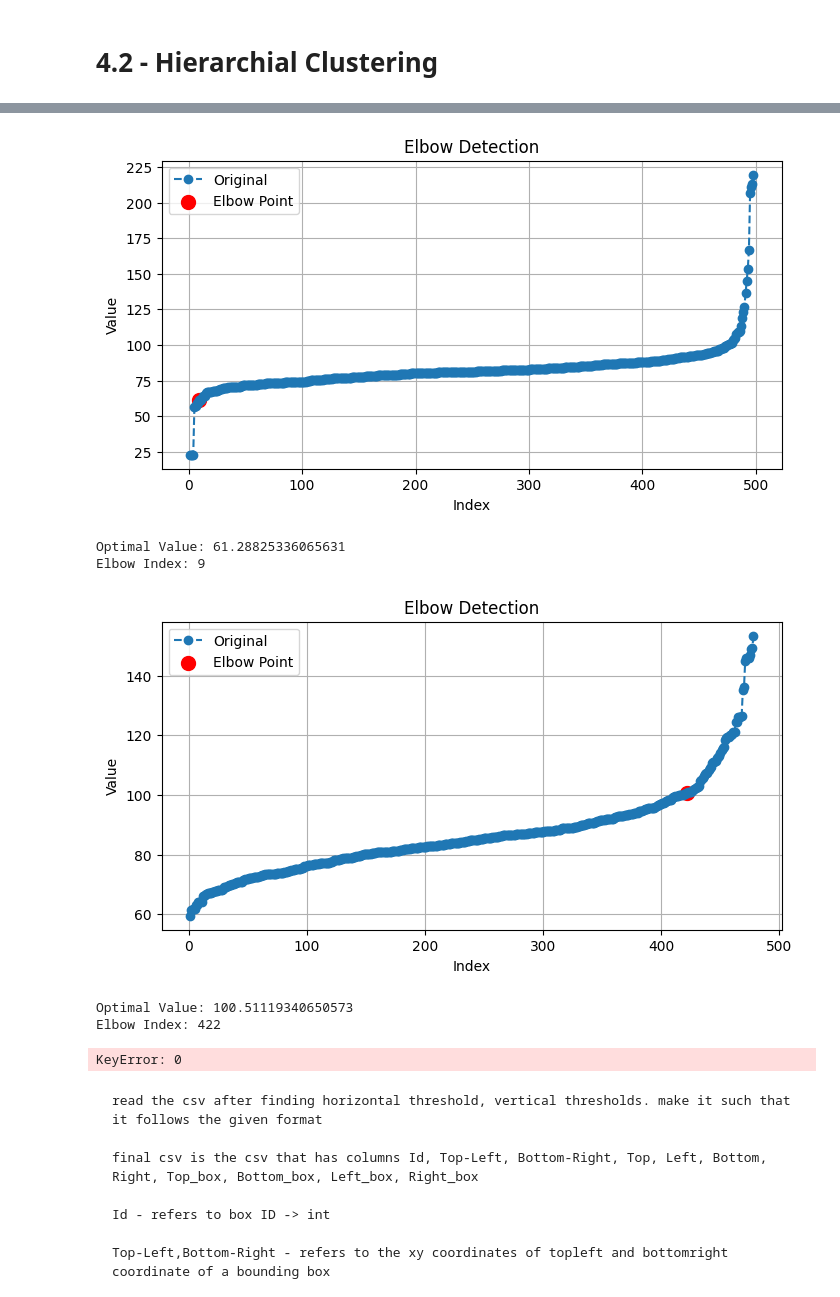
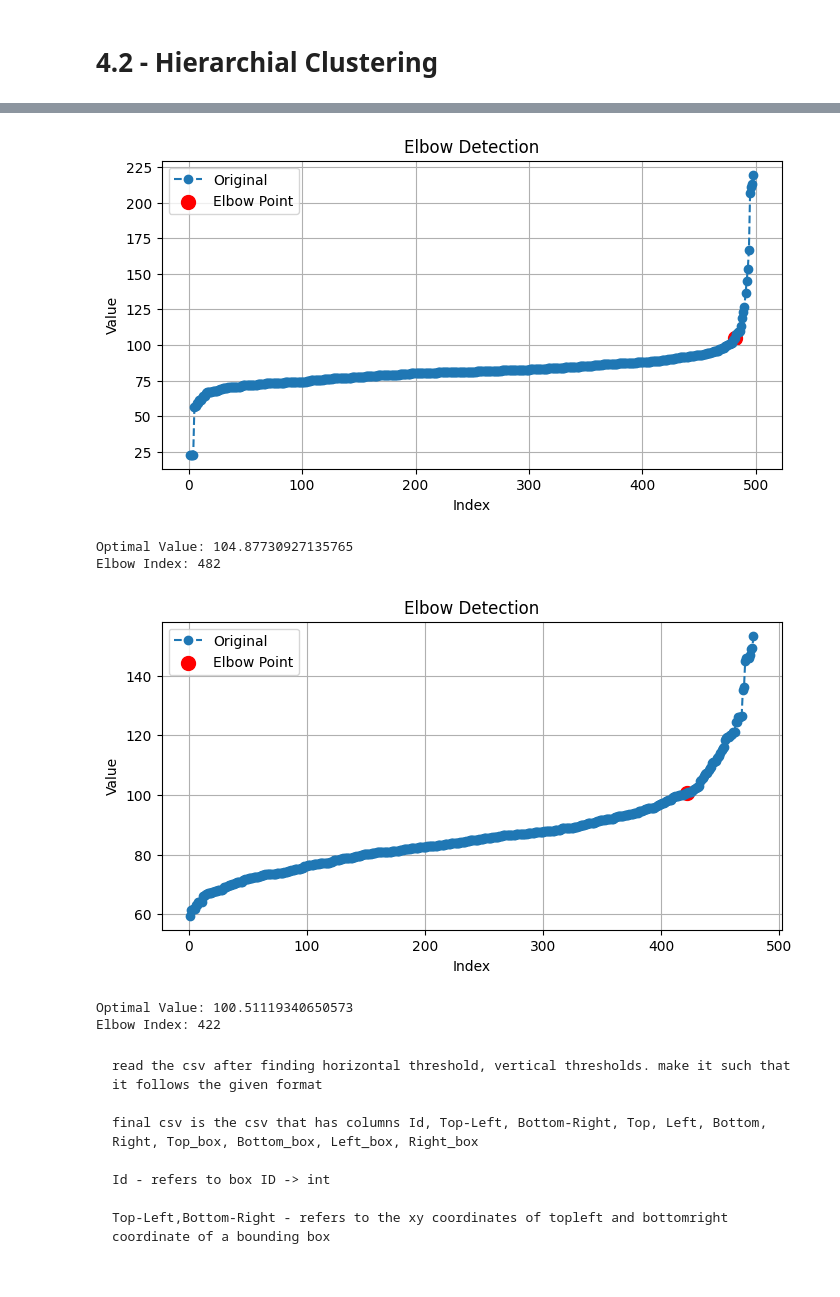
Before and after one commit to ROHIT32767/SMAI-A2, a Jupyter notebook: 4.ipynb, the cells around one changed output, grey strips where cells are left out. Cells and saved outputs as stored; diff of their text form; code cells hidden in the pictures.

````diff
--- a/4.ipynb
+++ b/4.ipynb
@@ -370,7 +400,7 @@ window_length = 5
 polyorder = 2
 smoothed_values = savgol_filter(values, window_length, polyorder)
 z_scores = zscore(smoothed_values)
-outlier_threshold = 1.5
+outlier_threshold = 3
 non_outlier_indices = np.where(np.abs(z_scores) <= outlier_threshold)
 non_outlier_values = [values[i] for i in non_outlier_indices[0]]
 second_derivative = np.diff(np.diff(non_outlier_values))
@@ -384,44 +414,43 @@ print(f'Optimal Value: {optimal_value}')
 print(f'Elbow Index: {elbow_index}')
 
 values = vertical_distances
 values = values[10:-10]
 window_length = 5
 polyorder = 2
 smoothed_values = savgol_filter(values, window_length, polyorder)
 z_scores = zscore(smoothed_values)
 outlier_threshold = 1.5
 non_outlier_indices = np.where(np.abs(z_scores) <= outlier_threshold)
 non_outlier_values = [values[i] for i in non_outlier_indices[0]]
 second_derivative = np.diff(np.diff(non_outlier_values))
 elbow_index = np.argmax(second_derivative) + 2
 optimal_value1 = values[elbow_index - 1]
 plt.figure(figsize=(8, 4))
 plt.plot(range(1, len(values) + 1), values, marker='o', linestyle='--', label='Original')
 plt.scatter(elbow_index, optimal_value1, c='red', marker='o', label='Elbow Point', s=100)
 plt.title('Elbow Detection');plt.xlabel('Index');plt.ylabel('Value');plt.grid(True);plt.legend();plt.show()
 print(f'Optimal Value: {optimal_value1}')
 print(f'Elbow Index: {elbow_index}')
 for index, row in euclidean.iterrows():
-    if(euclidean.at[index, 'Top_Box'][0] >= optimal_value1 or cluster_id_mapping[index] != cluster_id_mapping[euclidean.at[index, 'Top_Box'][1]-1]):
+    if(euclidean.at[index, 'Top_Box'][0] >= optimal_value1):
         euclidean.at[index, 'Top_Box'][1] = 0
         euclidean.at[index, 'Top_Box'][0] = -1
-    if(euclidean.at[index, 'Bottom_Box'][0] >= optimal_value1 or cluster_id_mapping[index] != cluster_id_mapping[euclidean.at[index, 'Bottom_Box'][1]-1]):
+    if(euclidean.at[index, 'Bottom_Box'][0] >= optimal_value1):
         euclidean.at[index, 'Bottom_Box'][1] = 0
         euclidean.at[index, 'Bottom_Box'][0] = -1
-    if(euclidean.at[index, 'Left_Box'][0] >= optimal_value or cluster_id_mapping[index] != cluster_id_mapping[euclidean.at[index, 'Left_Box'][1]-1]):
+    if(euclidean.at[index, 'Left_Box'][0] >= optimal_value):
         euclidean.at[index, 'Left_Box'][0] = -1
         euclidean.at[index, 'Left_Box'][1] = 0
-    if(euclidean.at[index, 'Right_Box'][0] >= optimal_value or cluster_id_mapping[index] != cluster_id_mapping[euclidean.at[index, 'Right_Box'][1]-1]):
+    if(euclidean.at[index, 'Right_Box'][0] >= optimal_value):
         euclidean.at[index, 'Right_Box'][1] = 0
         euclidean.at[index, 'Right_Box'][0] = -1
 # %% [output]
-[figure, old version]
+[figure, new version]
-Optimal Value: 61.28825336065631
-Elbow Index: 9
+Optimal Value: 104.87730927135765
+Elbow Index: 482
 [figure]
 Optimal Value: 100.51119340650573
 Elbow Index: 422
-KeyError: 0
 # %% [markdown]
 ```
 read the csv after finding horizontal threshold, vertical thresholds. make it such that it follows the given format
````
Also changed, not shown: parts of 5 cells of this notebook, 3 other files.
